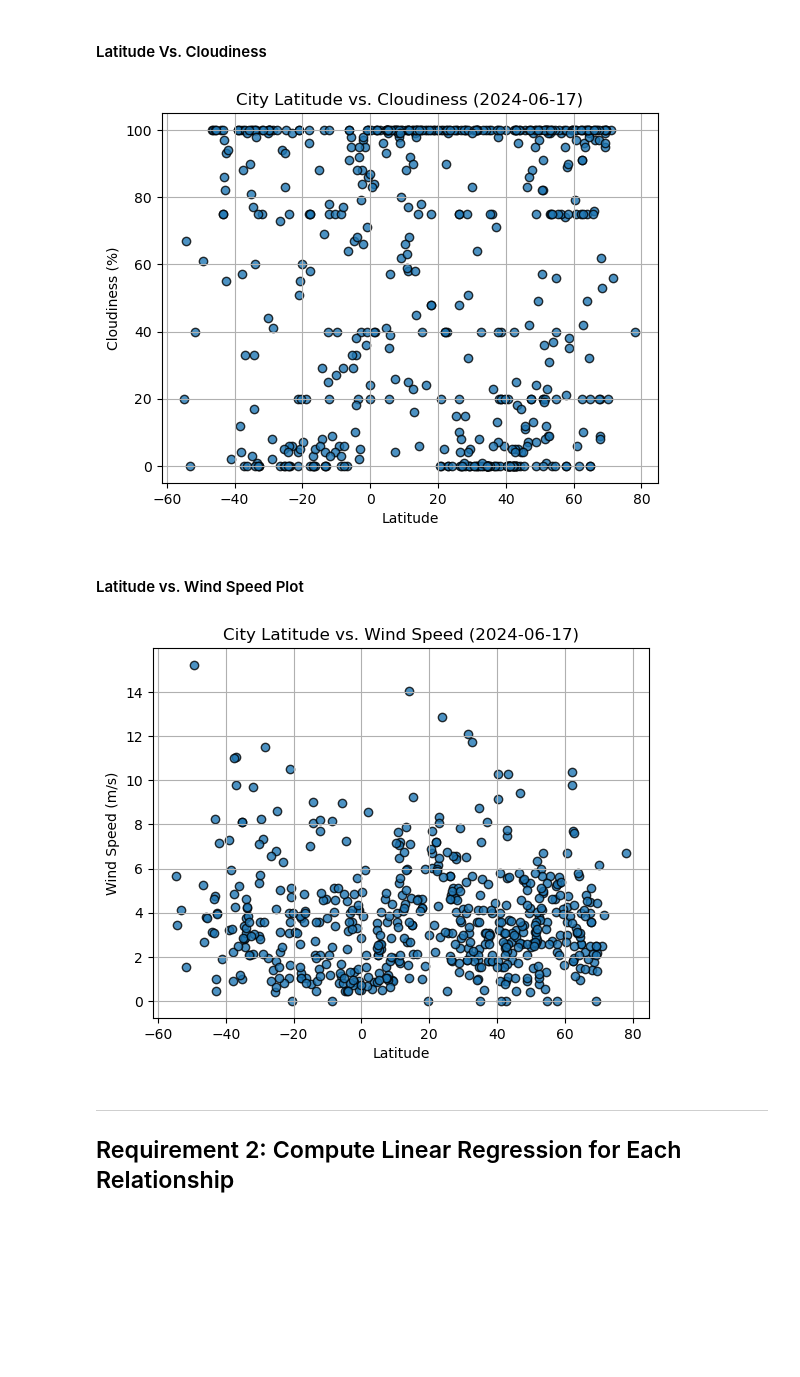
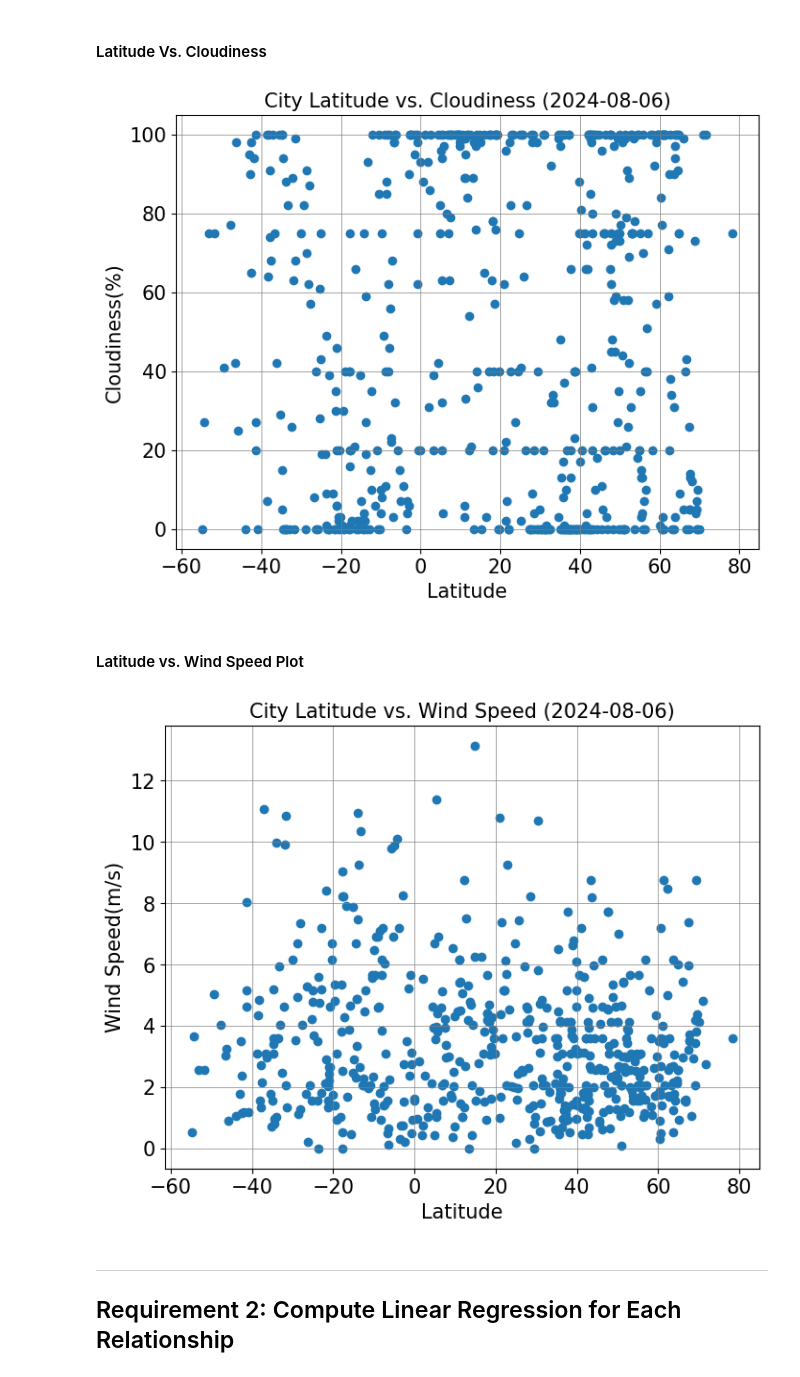
Before and after one commit to Michomicho84/python-api-challenge, a Jupyter notebook: WeatherPy/WeatherPy.ipynb, the cells around one changed output. Drawn from its saved outputs; the diff is of its cells as text; code cells hidden in the pictures; blank space fills up the shorter version.

```diff
--- a/WeatherPy/WeatherPy.ipynb
+++ b/WeatherPy/WeatherPy.ipynb
@@ -226,10 +254,16 @@ plt.show()
 #### Latitude Vs. Cloudiness
 # %%
 # Build the scatter plots for latitude vs. cloudiness
-# YOUR CODE HERE
+plt.figure(figsize=(8, 6))
+plt.scatter(city_data_df.Lat, city_data_df.Cloudiness, marker='o')
 
 # Incorporate the other graph properties
-# YOUR CODE HERE
+plt.title(f'City Latitude vs. Cloudiness ({datetime.now().date()})', fontsize=15)
+plt.xlabel('Latitude', fontsize=15)
+plt.ylabel('Cloudiness(%)', fontsize=15)
+plt.xticks(fontsize=15)
+plt.yticks(fontsize=15)
+plt.grid(color='grey', linestyle='-', linewidth=0.5)
 
 # Save the figure
 plt.savefig("output_data/Fig3.png")
@@ -237,23 +271,29 @@ plt.savefig("output_data/Fig3.png")
 # Show plot
 plt.show()
 # %% [output]
-[figure, old version]
+[figure, new version]
 # %% [markdown]
 #### Latitude vs. Wind Speed Plot
 # %%
 # Build the scatter plots for latitude vs. wind speed
-# YOUR CODE HERE
+plt.figure(figsize=(8, 6))
+plt.scatter(city_data_df.Lat, city_data_df['Wind Speed'], marker='o')
 
 # Incorporate the other graph properties
-# YOUR CODE HERE
+plt.title(f'City Latitude vs. Wind Speed ({datetime.now().date()})', fontsize=15)
+plt.xlabel('Latitude', fontsize=15)
+plt.ylabel('Wind Speed(m/s)', fontsize=15)
+plt.xticks(fontsize=15)
+plt.yticks(fontsize=15)
+plt.grid(color='grey', linestyle='-', linewidth=0.5)
 
 # Save the figure
 plt.savefig("output_data/Fig4.png")
 
 # Show plot
 plt.show()
 # %% [output]
-[figure, old version]
+[figure, new version]
 # %% [markdown]
 ---
 
```
Also changed, not shown: parts of 34 cells of this notebook, 7 other files.
